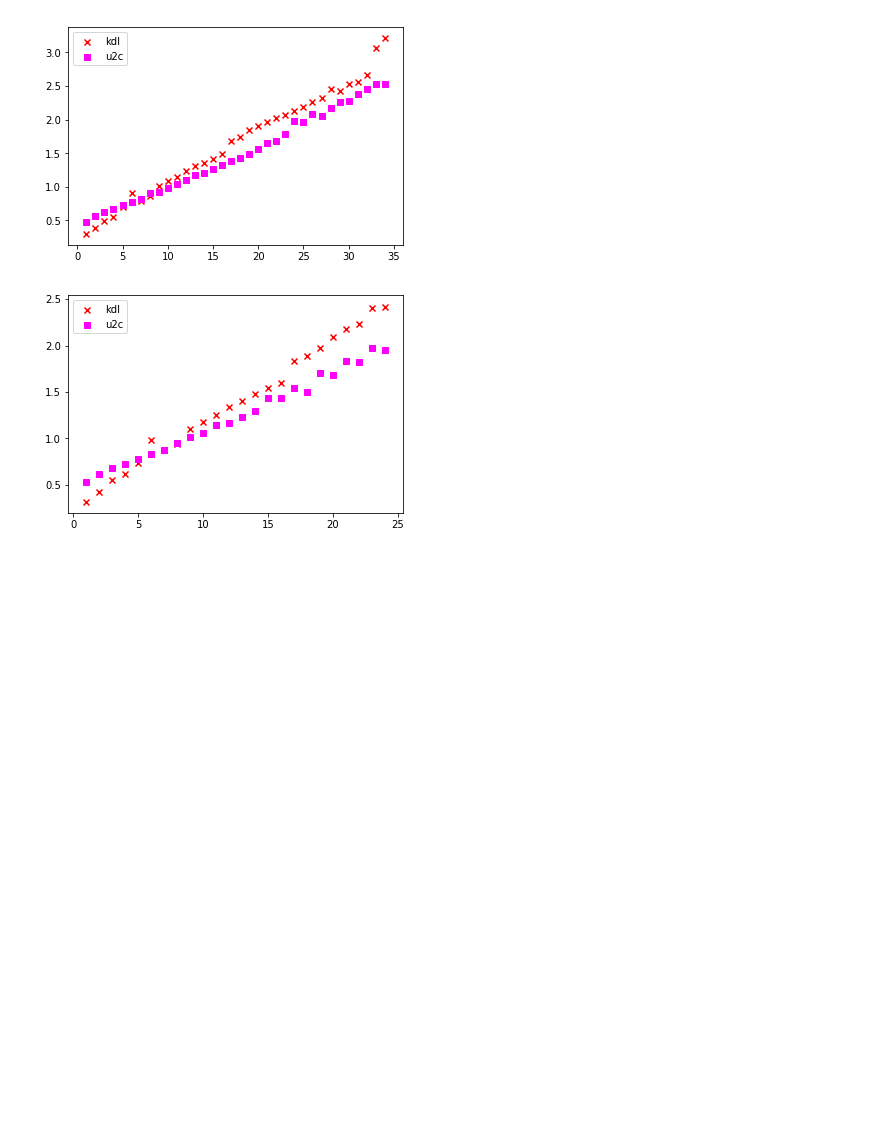
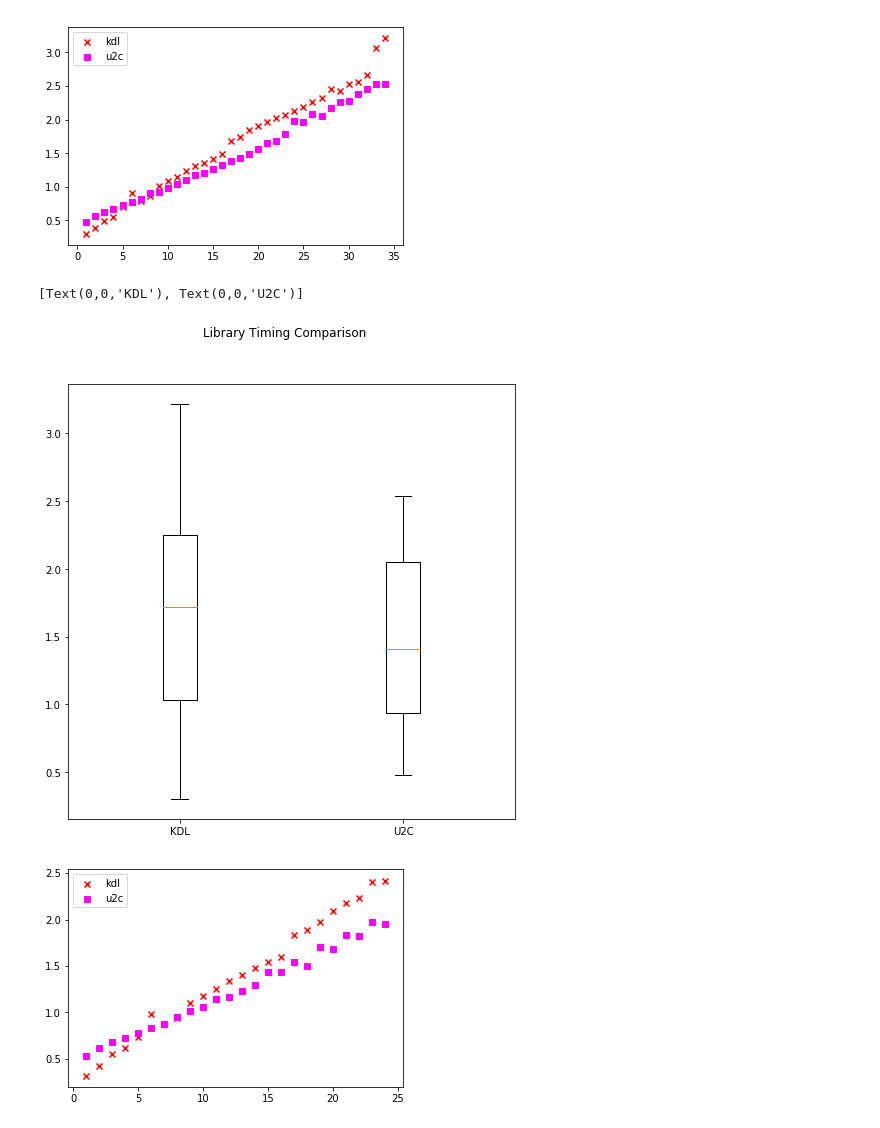
Before and after one commit to mahaarbo/urdf2casadi, a Jupyter notebook: examples/timing/timingscript_inertiamatrix.ipynb, the cells around one changed output. Saved outputs shown, nothing was run; the diff lists cells and outputs as text; code cells hidden in the pictures; blank space fills up the shorter version.

Commit message:
box plot check

```diff
--- a/examples/timing/timingscript_inertiamatrix.ipynb
+++ b/examples/timing/timingscript_inertiamatrix.ipynb
@@ -143,6 +143,18 @@ plt.legend(loc='upper left')
 plt.show()
 # %% [output]
 [figure]
+# %%
+timing_scores = [mediantime_kdl, mediantime_u2c]
+names = ["KDL", "U2C"]#, "RBDL", "pybullet"]
+boxplot = plt.figure(figsize = (8, 8))
+boxplot.suptitle("Library Timing Comparison")
+ax = boxplot.add_subplot(111)
+ax.boxplot(timing_scores)
+#plt.boxplot(timing_scores)
+ax.set_xticklabels(names)
+# %% [output]
+[Text(0,0,'KDL'), Text(0,0,'U2C')]
+[figure, added]
 # %%
 plt.scatter(joint_nr, averagetime_kdl, c='r', marker='x', label='kdl')
 plt.scatter(joint_nr, averagetime_u2c, c='fuchsia', marker='s', label='u2c')
```
